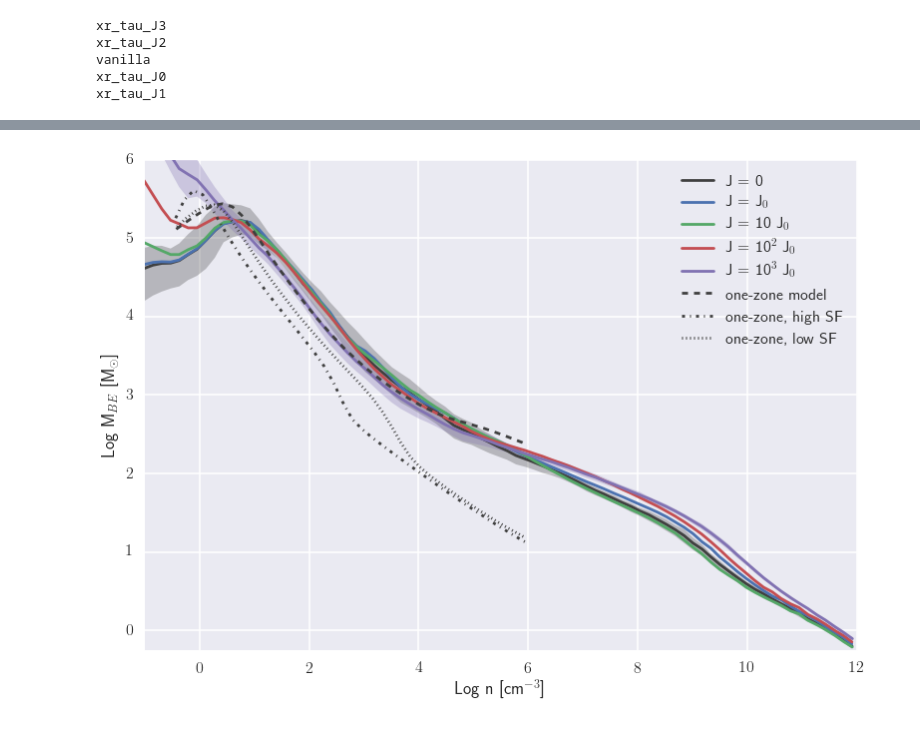
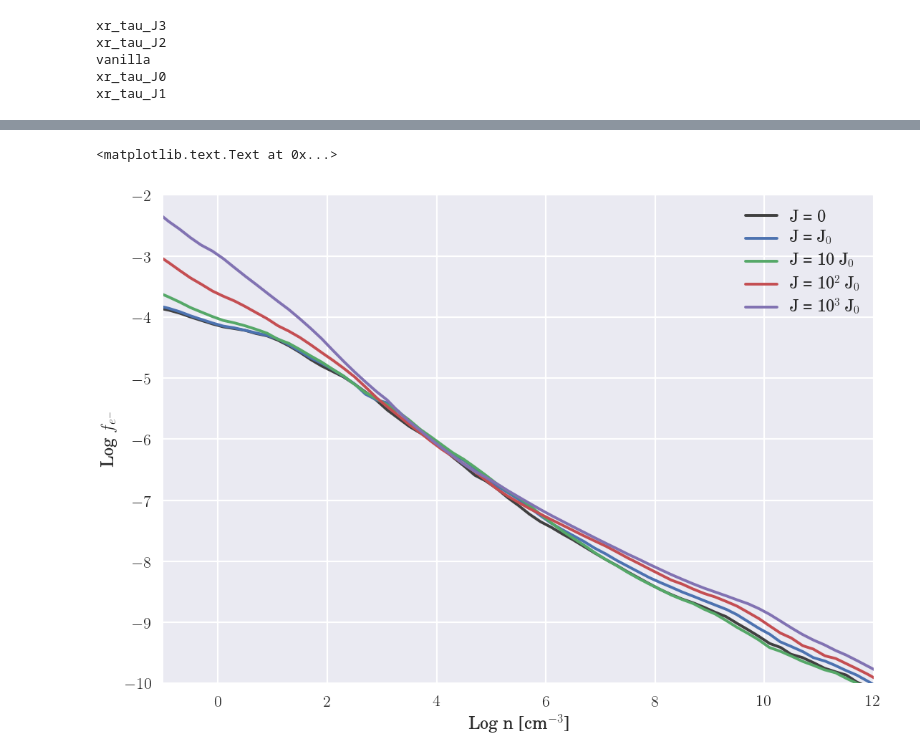
Before and after one commit to hummel/xray_notebooks, a Jupyter notebook: Phase Graphs.ipynb, the cells around one changed output, grey strips where cells are left out. Saved outputs shown, nothing was run; the diff lists cells and outputs as text; code cells hidden in the pictures.

```diff
--- a/Phase Graphs.ipynb
+++ b/Phase Graphs.ipynb
@@ -35,7 +35,9 @@ nsnap = [355, 306, 327, 271, 235]
 # %%
 snaps= {}
 for name, n, sim in zip(simlist, nsnap, sims):
-    snaps[name] = sim.load_snapshot(n, 'ndensity', 'temp', 'particleIDs', 'h2frac', 'HDfrac', 'electron_frac')
+    s = sim.load_snapshot(n, 'ndensity', 'temp', 'particleIDs', 'electron_frac')
+    s.gas.cleanup('ndensity', 'temp', 'particleIDs', 'electron_frac')
+    snaps[name] = s
 # %% [output]
 Turning on gas particle refinement.
 There are 8000000 highest resolution particles.
@@ -61,13 +63,0 @@ for sim in simname.keys():
-# %%
-ars_temp = pd.read_csv(os.getenv("HOME")+'/data/literature_data/Stacy_Bromm2007/f2_nocr.csv', names=['n', 'temp'])
-ars_temp_hiSF = pd.read_csv(os.getenv("HOME")+'/data/literature_data/Stacy_Bromm2007/f2_1e6_high.csv', names=['n', 'temp'])
-ars_temp_loSF = pd.read_csv(os.getenv("HOME")+'/data/literature_data/Stacy_Bromm2007/f2_1e6_low.csv', names=['n', 'temp'])
-ars_mbe = pd.read_csv(os.getenv("HOME")+'/data/literature_data/Stacy_Bromm2007/f6_nocr.csv', names=['n', 'Mbe'])
-ars_mbe_hiSF = pd.read_csv(os.getenv("HOME")+'/data/literature_data/Stacy_Bromm2007/f6_1e6_high.csv', names=['n', 'Mbe'])
-ars_mbe_loSF = pd.read_csv(os.getenv("HOME")+'/data/literature_data/Stacy_Bromm2007/f6_1e6_low.csv', names=['n', 'Mbe'])
-for df in [ars_temp, ars_temp_hiSF, ars_temp_loSF]:
-    df['logn'] = np.log10(df.n)
-    df['logT'] = np.log10(df.temp)
-for df in [ars_mbe, ars_mbe_hiSF, ars_mbe_loSF]:
-    df['logn'] = np.log10(df.n)
-    df['logM'] = np.log10(df.Mbe)
@@ -74,21 +77,15 @@ for df in [ars_mbe, ars_mbe_hiSF, ars_mbe_loSF]:
 # %%
 average = {}
-first_quartile = {}
-third_quartile = {}
-bins = np.linspace(-4,12,100)
+bins = np.linspace(-4,12.2,82)
 for sim in simname.keys():
     print sim
     df = snapdata[sim]
-    df['Mbe'] = 700 * (df.temp/200)**1.5 / np.sqrt(df.ndensity/1e4)
-    df['logM'] = np.log10(df.Mbe)
     df['logn'] = np.log10(df.ndensity)
     df['logT'] = np.log10(df.temp)
     df['loge'] = np.log10(df.efrac)
     df = df.sort('ndensity')
     gb = df.groupby(pd.cut(df.logn, bins))
     average[sim] = gb.mean()
-    first_quartile[sim] = gb.quantile(q=.25)
-    third_quartile[sim] = gb.quantile(q=.75)
 # %% [output]
 xr_tau_J3
 xr_tau_J2
@@ -126,23 +116,16 @@ f.savefig('figures/phase_diagrams/stacy_temp.png', bbox_inches='tight')
 # %%
-current_palette = sns.color_palette()
+current_palette = sns.color_palette()[::-1]
 f,ax = plt.subplots()
 df = average['vanilla']
-ax.fill_between(df.logn, first_quartile['vanilla'].logM, third_quartile['vanilla'].logM,
-                edgecolor='none', facecolor='.25', alpha=0.3)
-ax.plot(df.logn, df.logM, color='.25', label=simname['vanilla'])
+ax.plot(df.logn, df.loge, color='.25', label=simname['vanilla'])
 for sim in simlist[1:]:
     df = average[sim]
-    ax.plot(df.logn, df.logM, label=simname[sim])
-ax.fill_between(df.logn, first_quartile[sim].logM, third_quartile[sim].logM,
-                edgecolor='none', facecolor=current_palette[3], alpha=0.3)
-ax.plot(ars_mbe.logn, ars_mbe.logM, color='.25', ls='--', label="one-zone model")
-ax.plot(ars_mbe_hiSF.logn, ars_mbe_hiSF.logM, color='.25', ls='-.', label="one-zone, high SF")
-ax.plot(ars_mbe_loSF.logn, ars_mbe_loSF.logM, color='.25', ls=':', label="one-zone, low SF")
+    ax.plot(df.logn, df.loge, label=simname[sim])
 ax.legend(loc=0)
-ax.set_xlim(-1, 12)
-ax.set_ylim(-.25,6)
+ax.set_xlim(-1,12)
+ax.set_ylim(-10,-2)
 ax.set_xlabel('Log n [cm$^{-3}$]')
-ax.set_ylabel('Log M$_{BE}$ [M$_{\odot}$]')
-f.savefig('figures/phase_diagrams/stacy_Mbe.png', bbox_inches='tight')
+ax.set_ylabel('Log $f_{e^-}$')
 # %% [output]
+<matplotlib.text.Text at 0x...>
-[figure, old version]
+[figure, new version]
```
Also changed, not shown: parts of 14 cells of this notebook.
